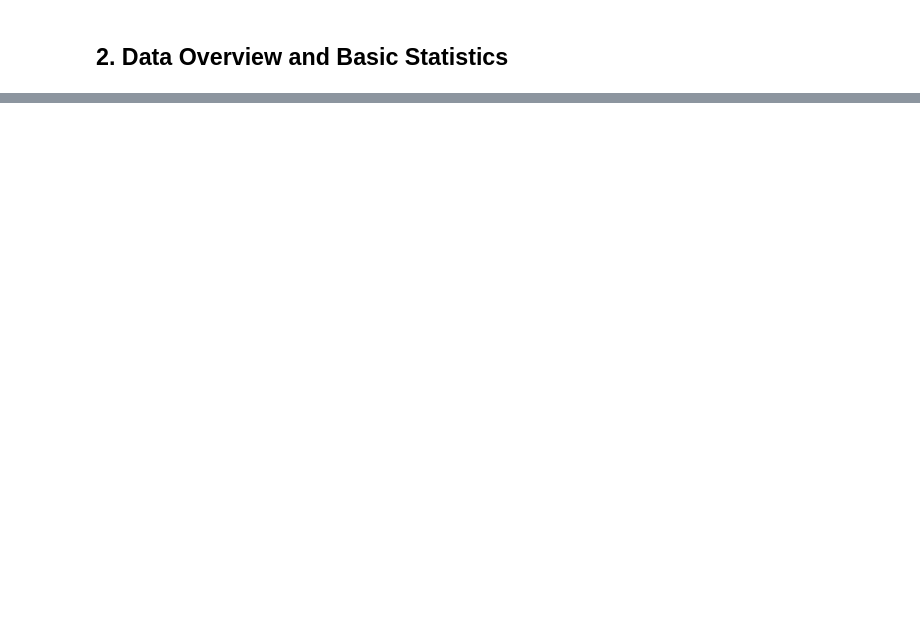
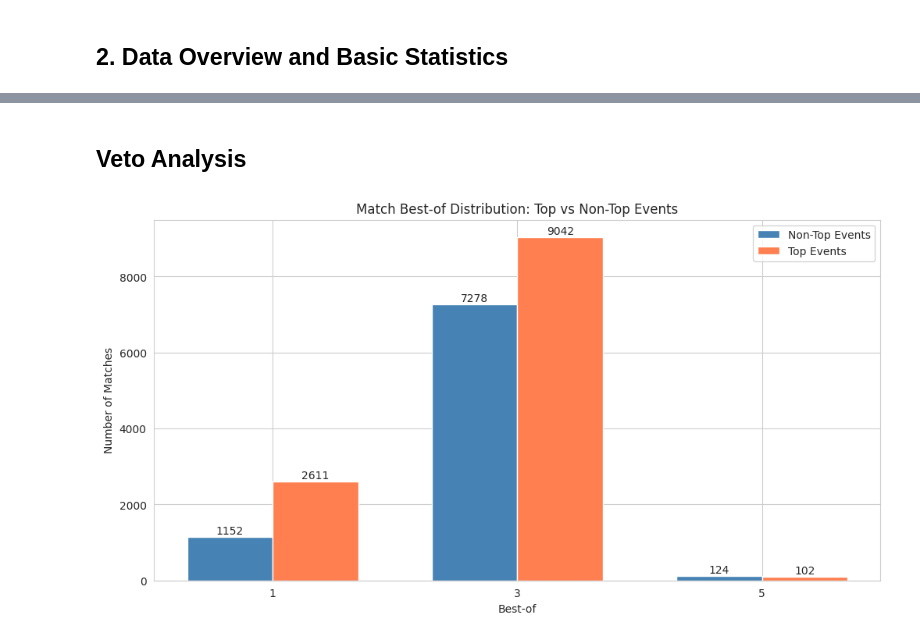
Before and after one commit to talDoFlemis/clutch-or-predict, a Jupyter notebook: notebooks/01-eda.ipynb, the cells around one changed output, grey strips where cells are left out. Drawn from its saved outputs; the diff is of its cells as text; code cells hidden in the pictures; blank space fills up the shorter version.

```diff
--- a/notebooks/01-eda.ipynb
+++ b/notebooks/01-eda.ipynb
@@ -1238,0 +369,52 @@ All data has been exported to parquet files for further analysis and modeling.
+# %% [markdown]
+## Veto Analysis
+# %%
+non_top_events_best_of_dist = (
+    non_top_event_vetos.lazy()
+    .group_by("best_of")
+    .agg(pl.len().alias("count"))
+    .sort("best_of")
+    .collect()
+).to_pandas()
+
+top_events_best_of_dist = (
+    top_event_vetos.lazy()
+    .group_by("best_of")
+    .agg(pl.len().alias("count"))
+    .sort("best_of")
+    .collect()
+).to_pandas()
+
+fig, ax = plt.subplots()
+
+width = 0.35
+x = np.arange(len(non_top_events_best_of_dist))
+
+bars1 = ax.bar(
+    x - width / 2,
+    non_top_events_best_of_dist["count"],
+    width,
+    label="Non-Top Events",
+    color="steelblue",
+)
+bars2 = ax.bar(
+    x + width / 2,
+    top_events_best_of_dist["count"],
+    width,
+    label="Top Events",
+    color="coral",
+)
+
+ax.set_title("Match Best-of Distribution: Top vs Non-Top Events")
+ax.set_xlabel("Best-of")
+ax.set_ylabel("Number of Matches")
+ax.set_xticks(x)
+ax.set_xticklabels(non_top_events_best_of_dist["best_of"])
+ax.legend()
+
+ax.bar_label(bars1)
+ax.bar_label(bars2)
+
+plt.show()
+# %% [output]
+[figure, added]
```
Also changed, not shown: parts of 56 cells of this notebook.
